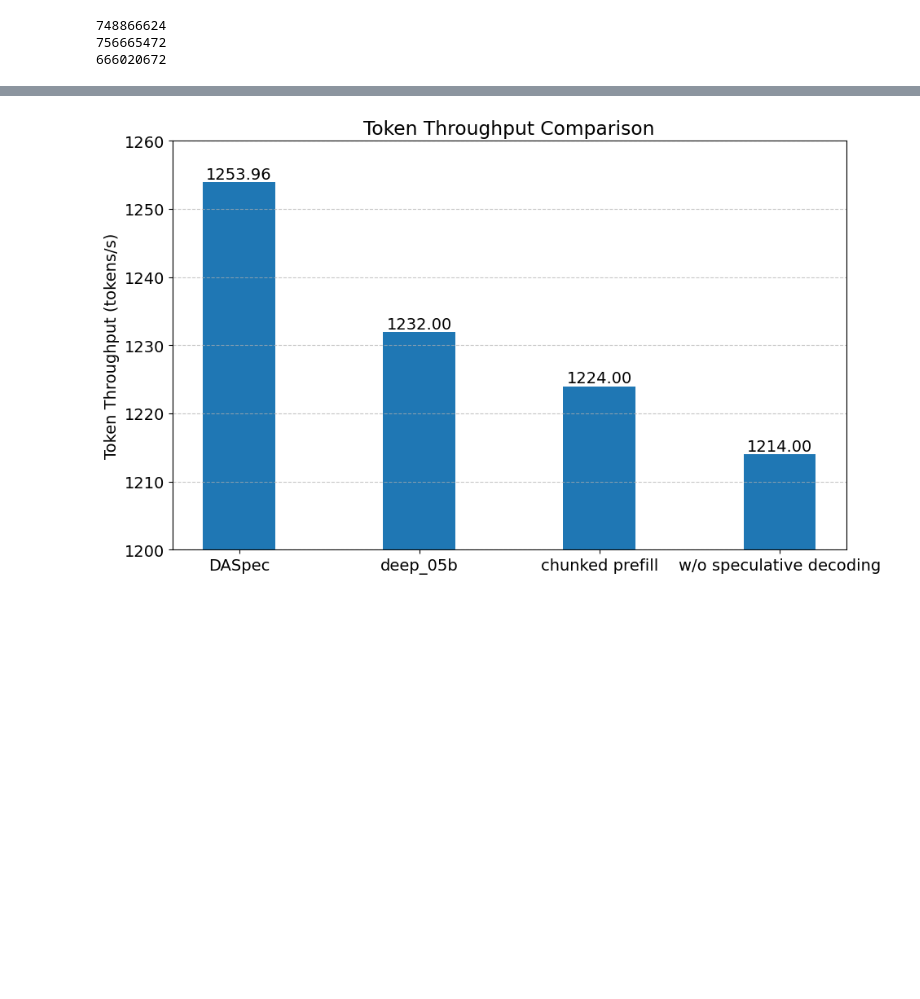
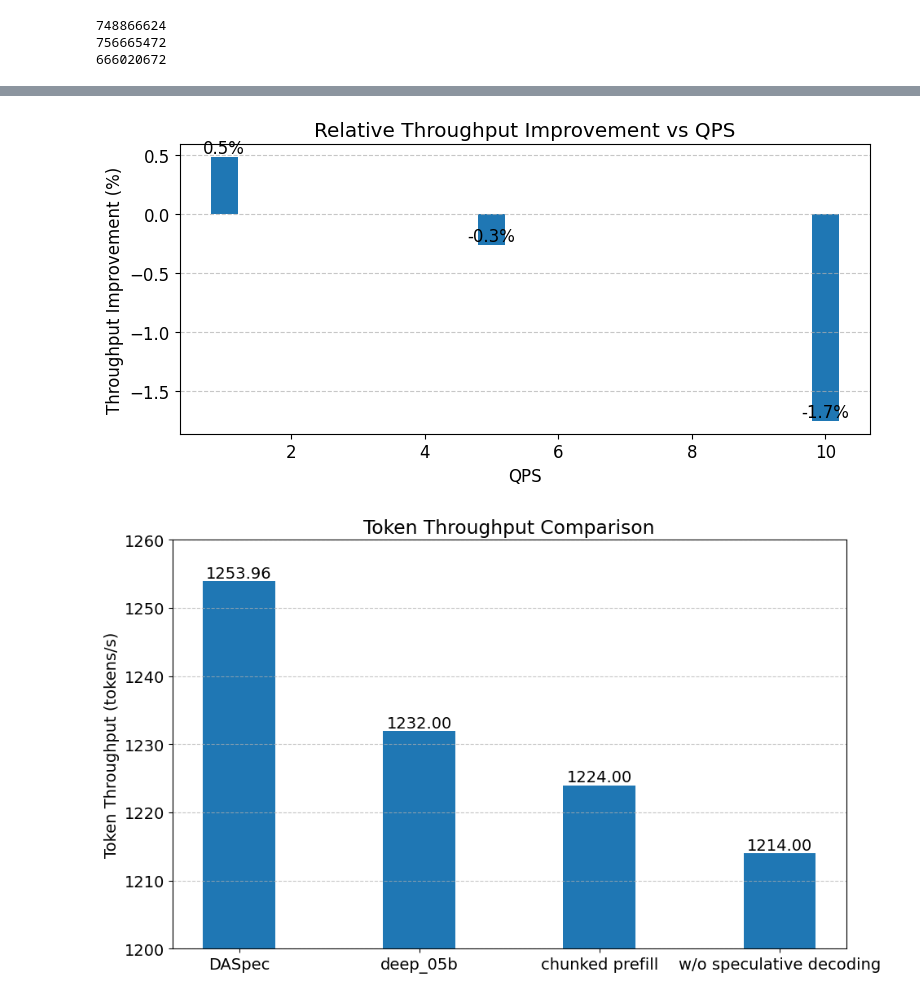
Before and after one commit to lihuahua123/vllm_speculative, a Jupyter notebook: exps/Untitled.ipynb, the cells around one changed output, grey strips where cells are left out. Cells and saved outputs as stored; diff of their text form; code cells hidden in the pictures; blank space fills up the shorter version.

```diff
--- a/exps/Untitled.ipynb
+++ b/exps/Untitled.ipynb
@@ -804,3 +774,39 @@ draw_table(table2)
+# %%
+spec_token_throughput = [630,2270,3094]
+nospec_token_throughput = [627,2276,3149] # 100 qingqiu
+qps = [1,5,10]
+# 计算delta值
+delta = [(spec - nospec)/nospec*100 for spec,nospec in zip(spec_token_throughput,nospec_token_throughput)]
+
+plt.figure(figsize=(8,4))
+
+# 设置字体大小
+plt.rcParams.update({'font.size': 12})
+
+# 创建柱状图
+bars = plt.bar(qps, delta, width=0.4)
+
+# 在柱子上方添加百分比标签
+for bar in bars:
+    height = bar.get_height()
+    plt.text(bar.get_x() + bar.get_width()/2., height,
+             f'{height:.1f}%',
+             ha='center', va='bottom')
+
+# 添加标签和标题
+plt.xlabel('QPS')
+plt.ylabel('Throughput Improvement (%)')
+plt.title('Relative Throughput Improvement vs QPS')
+
+# 添加网格线
+plt.grid(axis='y', linestyle='--', alpha=0.7)
+
+# 调整布局
+plt.tight_layout()
+
+plt.show()
+# %% [output]
+[figure, added]
 # %%
 output_throughput = [1253.96,1232,1224, 1214]
 x_labels = ['DASpec','deep_05b','chunked prefill','w/o speculative decoding']
```
Also changed, not shown: parts of 4 cells of this notebook, 12 other files.
